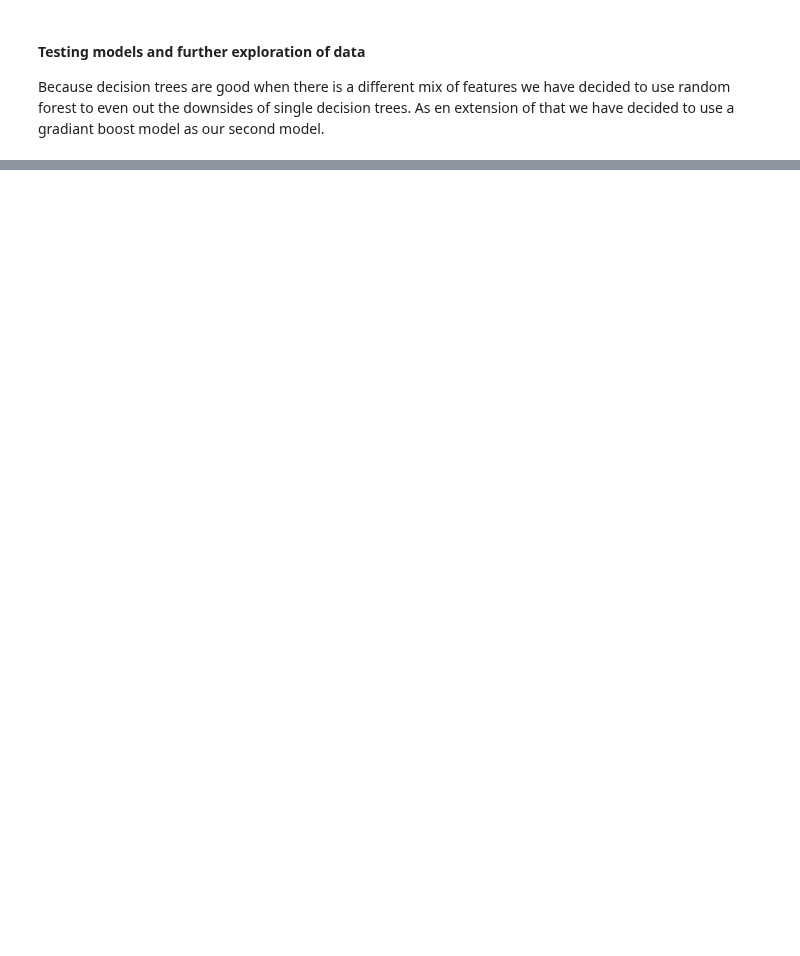
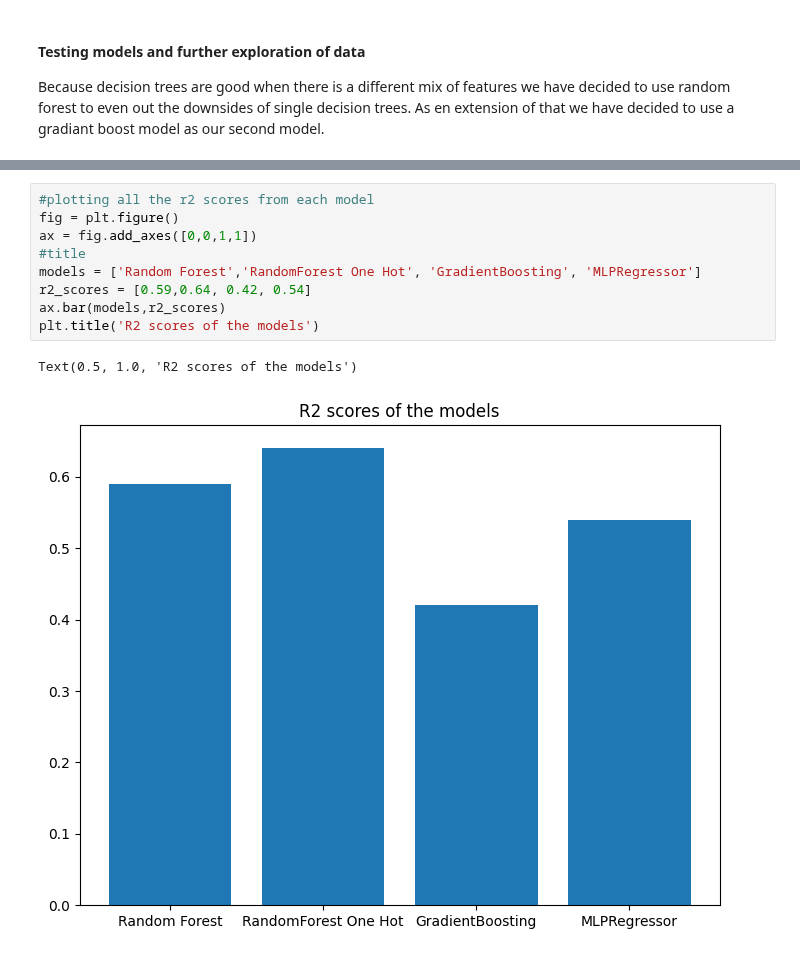
Before and after one commit to Pzorster/INFO284pzor, a Jupyter notebook: Til_inlevering.ipynb, the cells around one changed output, grey strips where cells are left out. Cells and saved outputs as stored; diff of their text form; blank space fills up the shorter version.

```diff
--- a/Til_inlevering.ipynb
+++ b/Til_inlevering.ipynb
@@ -208,0 +304,12 @@ R2: 0.42780924716299146, RMSE: 4860.497408561845.
+# %%
+#plotting all the r2 scores from each model
+fig = plt.figure()
+ax = fig.add_axes([0,0,1,1])
+#title
+models = ['Random Forest','RandomForest One Hot', 'GradientBoosting', 'MLPRegressor']
+r2_scores = [0.59,0.64, 0.42, 0.54]
+ax.bar(models,r2_scores)
+plt.title('R2 scores of the models')
+# %% [output]
+Text(0.5, 1.0, 'R2 scores of the models')
+[figure, added]
```
Also changed, not shown: parts of 15 cells of this notebook.
